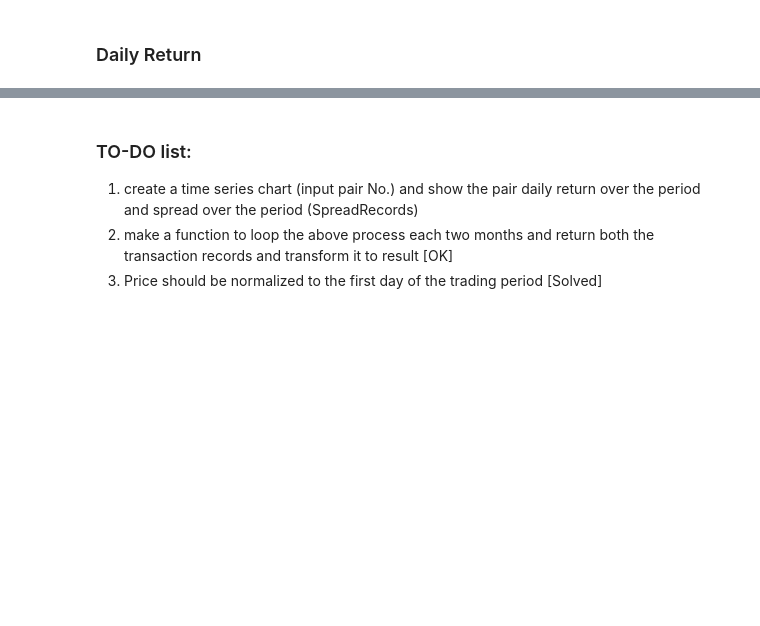
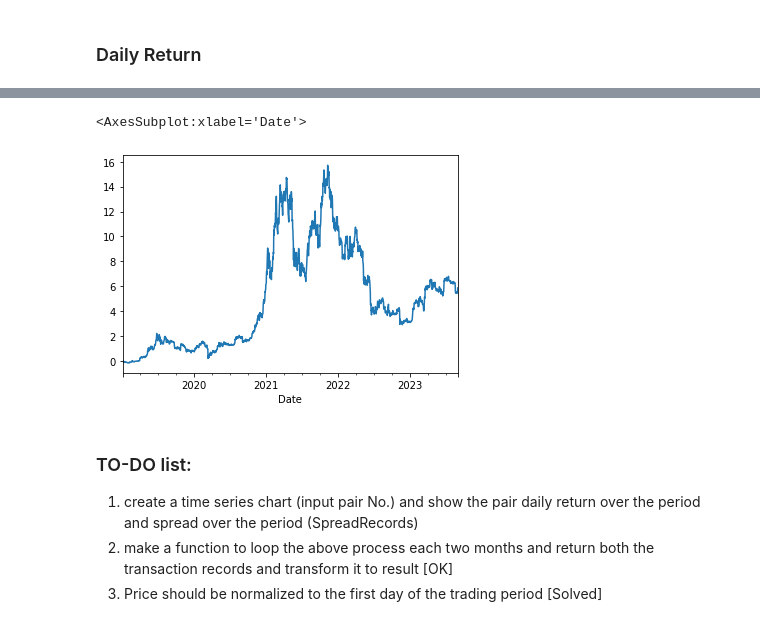
Before and after one commit to harryho71/CB4001, a Jupyter notebook: Distance Method.ipynb, the cells around one changed output, grey strips where cells are left out. Cells and saved outputs as stored; diff of their text form; code cells hidden in the pictures; blank space fills up the shorter version.

```diff
--- a/Distance Method.ipynb
+++ b/Distance Method.ipynb
@@ -333,3 +379,8 @@ Name: Total Return, dtype: float64
+# %%
+(cryptoPriceDf.loc[averageCumReturn.index[0]:averageCumReturn.index[-1], 'CRYPTO:BTCUSD'] / cryptoPriceDf.loc[averageCumReturn.index[0], 'CRYPTO:BTCUSD'] - 1).plot()
+# %% [output]
+<AxesSubplot:xlabel='Date'>
+[figure, added]
 # %% [markdown]
 ### TO-DO list:
 1) create a time series chart (input pair No.) and show the pair daily return over the period and spread over the period (SpreadRecords)
```
Also changed, not shown: parts of 7 cells of this notebook, 2 other files.
